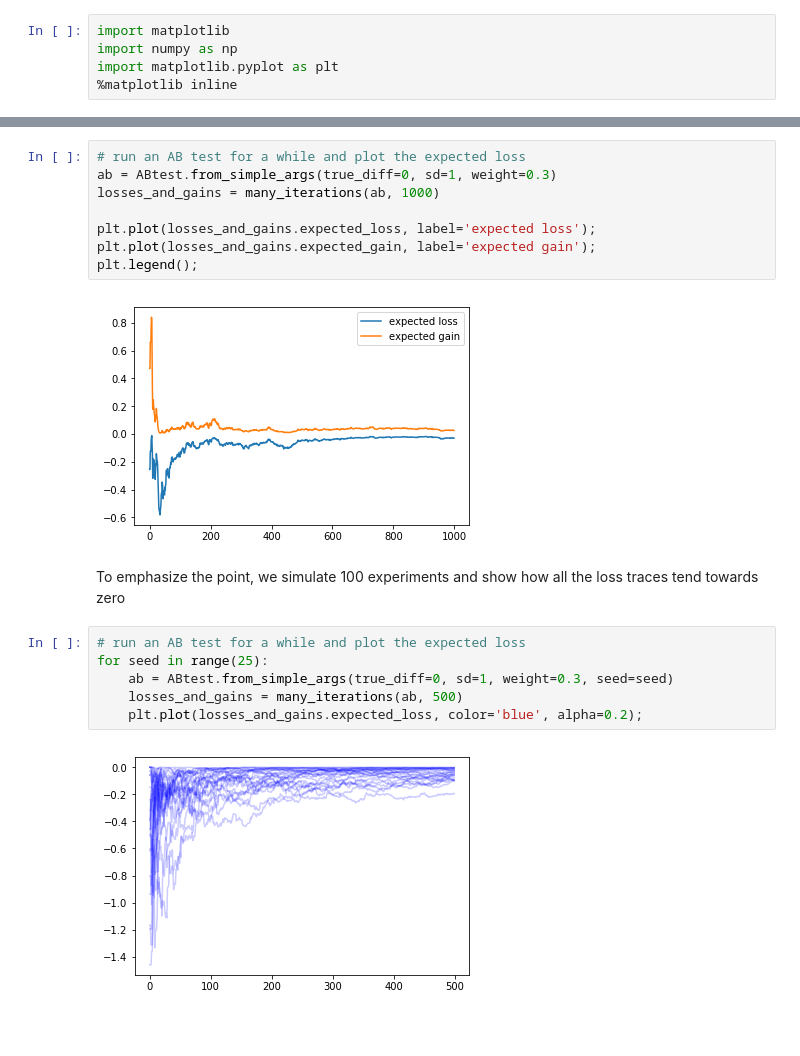
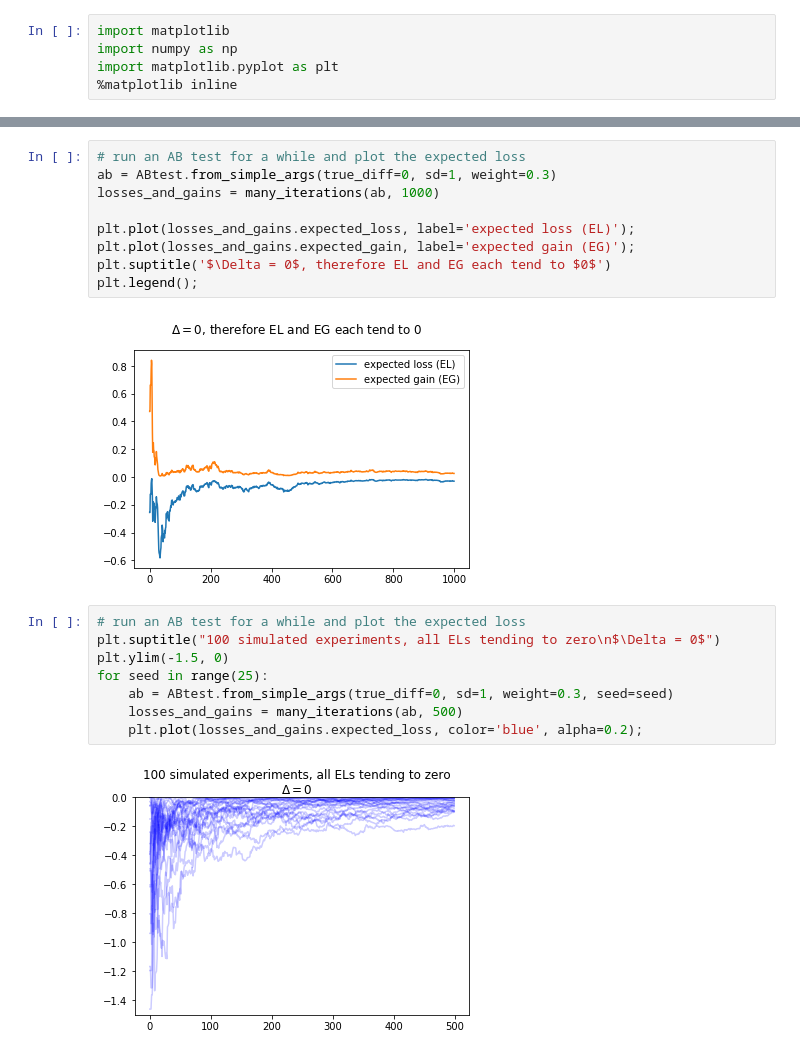
Before and after one commit to aaronmcdaid/bayesian.risk, a Jupyter notebook: notebooks/Expected Loss, and behaviour under early stopping.ipynb, the cells around one changed output, grey strips where cells are left out. Drawn from its saved outputs; the diff is of its cells as text; blank space fills up the shorter version.

Commit message:
notebook: show EL converging under various circumstances

```diff
--- a/notebooks/Expected Loss, and behaviour under early stopping.ipynb
+++ b/notebooks/Expected Loss, and behaviour under early stopping.ipynb
@@ -21,20 +25,21 @@ If there is zero difference between the two means, then both the _expected loss_
 # %%
 # run an AB test for a while and plot the expected loss
 ab = ABtest.from_simple_args(true_diff=0, sd=1, weight=0.3)
 losses_and_gains = many_iterations(ab, 1000)
 
-plt.plot(losses_and_gains.expected_loss, label='expected loss');
-plt.plot(losses_and_gains.expected_gain, label='expected gain');
+plt.plot(losses_and_gains.expected_loss, label='expected loss (EL)');
+plt.plot(losses_and_gains.expected_gain, label='expected gain (EG)');
+plt.suptitle('$\Delta = 0$, therefore EL and EG each tend to $0$')
 plt.legend();
 # %% [output]
-[figure, old version]
+[figure, new version]
-# %% [markdown]
-To emphasize the point, we simulate 100 experiments and show how all the loss traces tend towards zero
 # %%
 # run an AB test for a while and plot the expected loss
+plt.suptitle("100 simulated experiments, all ELs tending to zero\n$\Delta = 0$")
+plt.ylim(-1.5, 0)
 for seed in range(25):
     ab = ABtest.from_simple_args(true_diff=0, sd=1, weight=0.3, seed=seed)
     losses_and_gains = many_iterations(ab, 500)
     plt.plot(losses_and_gains.expected_loss, color='blue', alpha=0.2);
 # %% [output]
-[figure, old version]
+[figure, new version]
```
Also changed, not shown: parts of 3 cells of this notebook.
